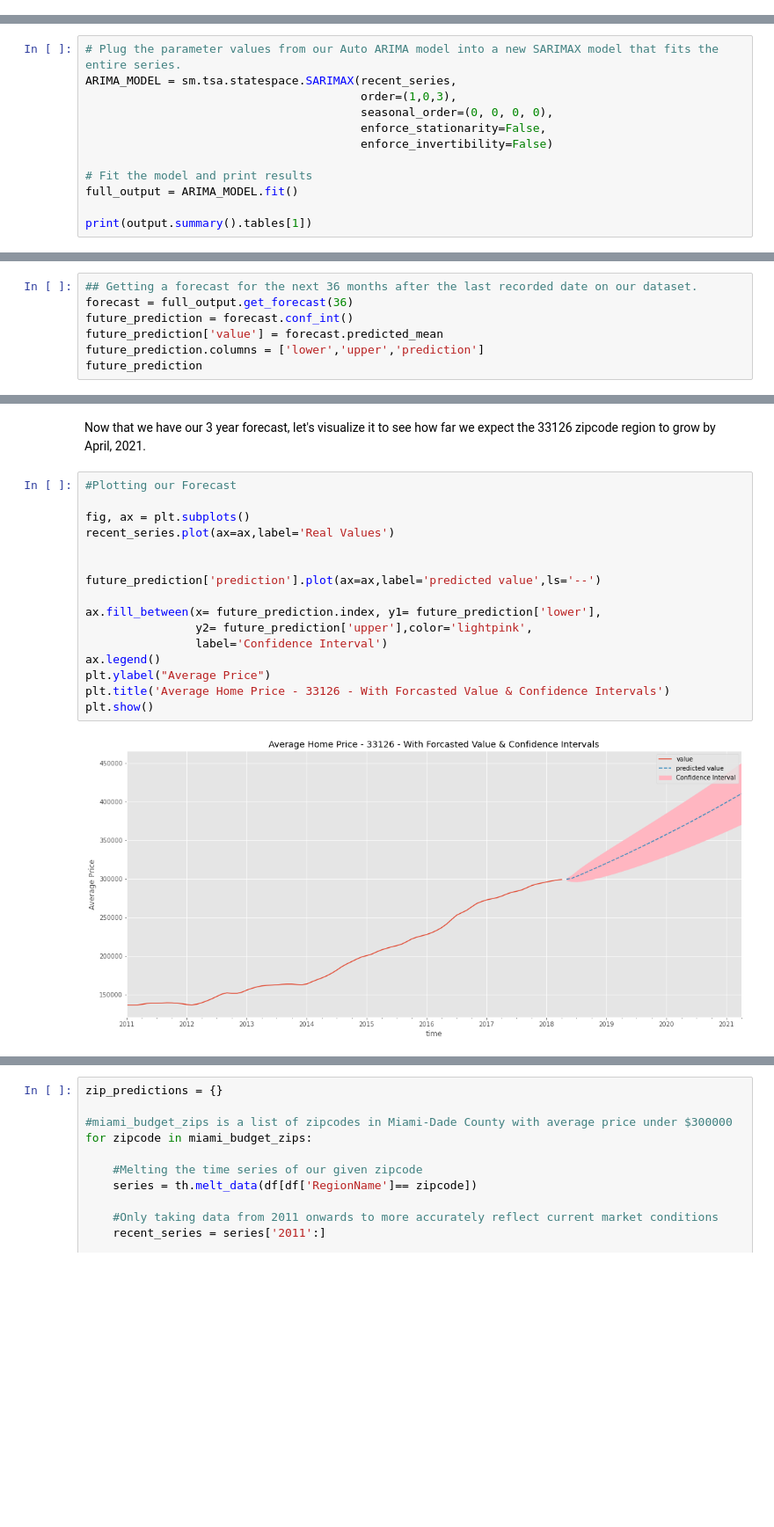
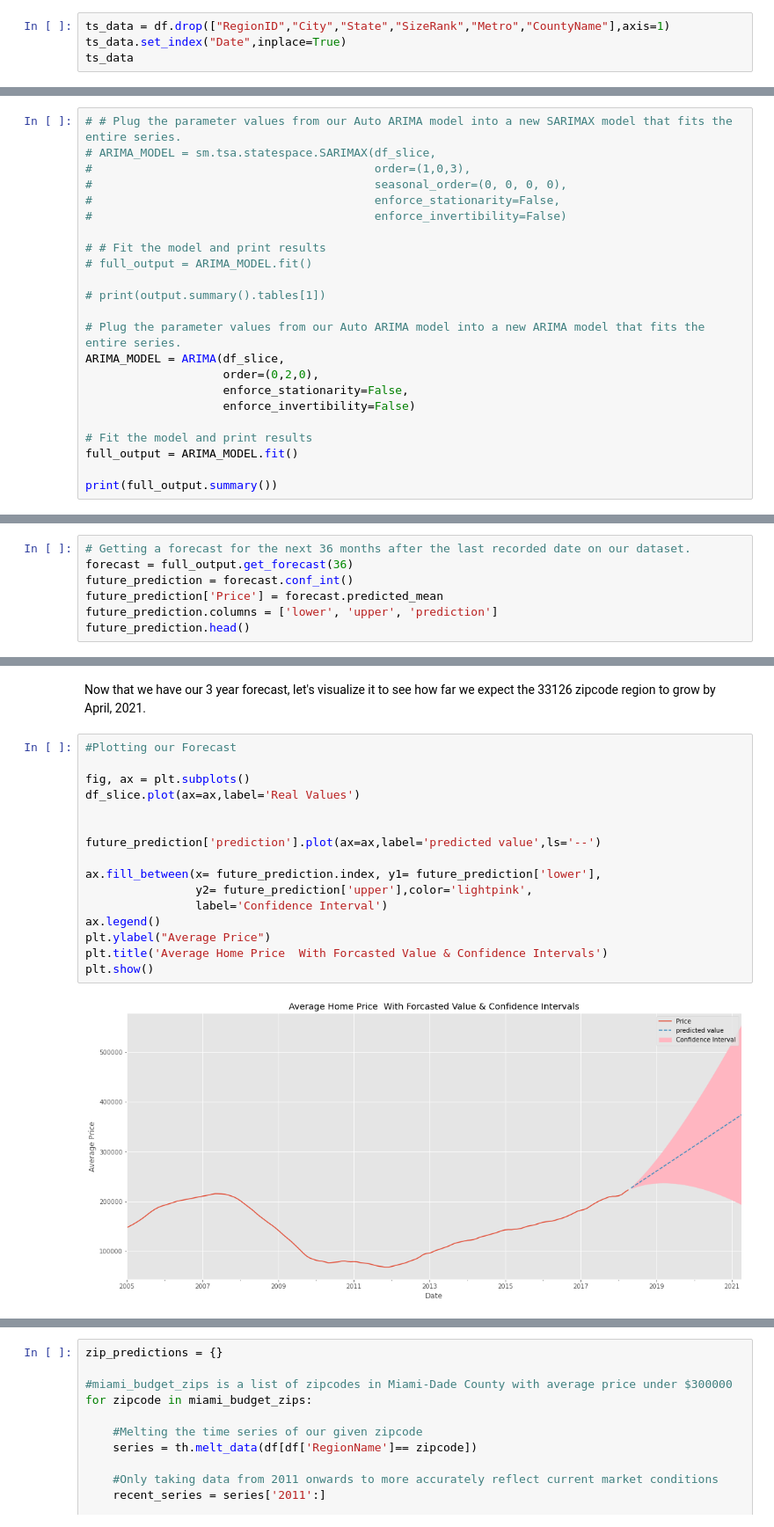
Before and after one commit to MWENDA1999/Predictive-Modeling-Time-Series-Forecasting-G9DSF-FT06-P4, a Jupyter notebook: final_notebook.ipynb, the cells around one changed output, grey strips where cells are left out. Shown at 88% size. Cells and saved outputs as stored; diff of their text form; blank space fills up the shorter version.

Commit message:
Modelling code

```diff
--- a/final_notebook.ipynb
+++ b/final_notebook.ipynb
@@ -517,0 +541,4 @@ test_series = recent_series['2016-05':]
+# %%
+ts_data = df.drop(["RegionID","City","State","SizeRank","Metro","CountyName"],axis=1)
+ts_data.set_index("Date",inplace=True)
+ts_data
@@ -664,15 +778,26 @@ Our model was not perfectly accurate but it was able to capture the overall tren
 # %% [markdown]
 # Forecasting the Future
 # %%
-# Plug the parameter values from our Auto ARIMA model into a new SARIMAX model that fits the entire series.
-ARIMA_MODEL = sm.tsa.statespace.SARIMAX(recent_series,
-                                        order=(1,0,3),
-                                        seasonal_order=(0, 0, 0, 0),
-                                        enforce_stationarity=False,
-                                        enforce_invertibility=False)
+# # Plug the parameter values from our Auto ARIMA model into a new SARIMAX model that fits the entire series.
+# ARIMA_MODEL = sm.tsa.statespace.SARIMAX(df_slice,
+#                                         order=(1,0,3),
+#                                         seasonal_order=(0, 0, 0, 0),
+#                                         enforce_stationarity=False,
+#                                         enforce_invertibility=False)
+
+# # Fit the model and print results
+# full_output = ARIMA_MODEL.fit()
+
+# print(output.summary().tables[1])
+
+# Plug the parameter values from our Auto ARIMA model into a new ARIMA model that fits the entire series.
+ARIMA_MODEL = ARIMA(df_slice,
+                    order=(0,2,0),
+                    enforce_stationarity=False,
+                    enforce_invertibility=False)
 
 # Fit the model and print results
 full_output = ARIMA_MODEL.fit()
 
-print(output.summary().tables[1])
+print(full_output.summary())
 # %% [output]
@@ -688,9 +821,9 @@ sigma2      3.637e+05    1.4e-07   2.59e+12      0.000    3.64e+05    3.64e+05
 # %%
-## Getting a forecast for the next 36 months after the last recorded date on our dataset.
+# Getting a forecast for the next 36 months after the last recorded date on our dataset.
 forecast = full_output.get_forecast(36)
 future_prediction = forecast.conf_int()
-future_prediction['value'] = forecast.predicted_mean
-future_prediction.columns = ['lower','upper','prediction']
-future_prediction
+future_prediction['Price'] = forecast.predicted_mean
+future_prediction.columns = ['lower', 'upper', 'prediction']
+future_prediction.head()
 # %% [output]
 |  | lower | upper | prediction |
@@ -715,21 +837,21 @@ Now that we have our 3 year forecast, let's visualize it to see how far we expec
 # %%
 #Plotting our Forecast
 
 fig, ax = plt.subplots()
-recent_series.plot(ax=ax,label='Real Values')
+df_slice.plot(ax=ax,label='Real Values')
 
 
 future_prediction['prediction'].plot(ax=ax,label='predicted value',ls='--')
 
 ax.fill_between(x= future_prediction.index, y1= future_prediction['lower'],
                 y2= future_prediction['upper'],color='lightpink',
                 label='Confidence Interval')
 ax.legend()
 plt.ylabel("Average Price")
-plt.title('Average Home Price - 33126 - With Forcasted Value & Confidence Intervals')
+plt.title('Average Home Price  With Forcasted Value & Confidence Intervals')
 plt.show()
 # %% [output]
-[figure, old version]
+[figure, new version]
 # %% [markdown]
 Having established a workflow for forecasting future prices for one zipcode, we can now plug in this entire process into a loop to attain our expected prices in April, 2021 for the remaining zipcodes in Miami-Dade County that have average prices under our clients' budget.
 
```
Also changed, not shown: parts of 22 cells of this notebook.
